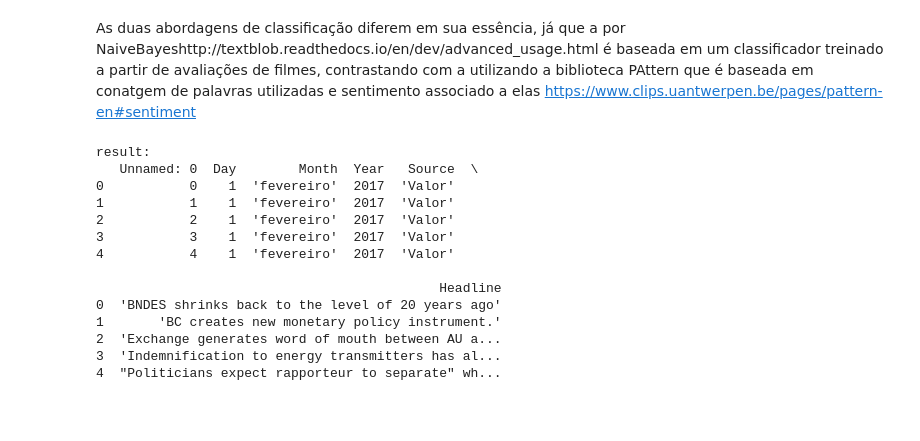
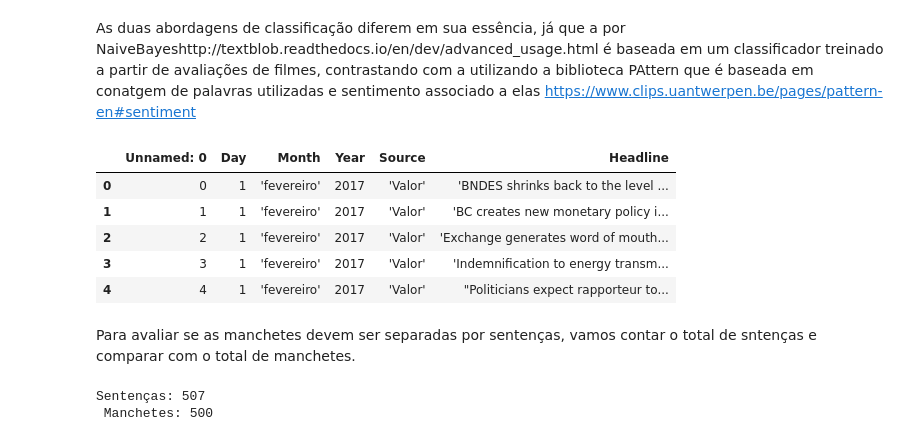
Before and after one commit to fireis/feel-br-headlines, a Jupyter notebook: T2.ipynb, the cells around one changed output. Cells and saved outputs as stored; diff of their text form; code cells hidden in the pictures; blank space fills up the shorter version.

```diff
--- a/T2.ipynb
+++ b/T2.ipynb
@@ -61,33 +69,35 @@ translator = Translator()
 # %%
+translator = Translator()
 translated = []
-translated
-import sys
 if os.path.isfile('translated.csv'):
     translatedDb = pd.read_csv('translated.csv', encoding='latin-1')
 else:
     for element in originalDb.Headline:
         currentTranslation = translator.translate(element)
         sys.stdout.write("\r" + currentTranslation.text)
         sys.stdout.flush()
         translated.append(currentTranslation.text)
 
     translatedDb = originalDb
     translatedDb["THeadline"] = translated
     translatedDb.to_csv('translated.csv')
 
-print ("result:\n{}".format(translatedDb.head(5)))
+display (translatedDb.head(5))
 # %% [output]
-result:
-   Unnamed: 0  Day        Month  Year   Source  \
-0           0    1  'fevereiro'  2017  'Valor'
-1           1    1  'fevereiro'  2017  'Valor'
-2           2    1  'fevereiro'  2017  'Valor'
-3           3    1  'fevereiro'  2017  'Valor'
-4           4    1  'fevereiro'  2017  'Valor'
-
-                                            Headline
-0  'BNDES shrinks back to the level of 20 years ago'
-1       'BC creates new monetary policy instrument.'
-2  'Exchange generates word of mouth between AU a...
-3  'Indemnification to energy transmitters has al...
-4  "Politicians expect rapporteur to separate" wh...
+|  | Unnamed: 0 | Day | Month | Year | Source | Headline |
+| 0 | 0 | 1 | 'fevereiro' | 2017 | 'Valor' | 'BNDES shrinks back to the level ... |
+| 1 | 1 | 1 | 'fevereiro' | 2017 | 'Valor' | 'BC creates new monetary policy i... |
+| 2 | 2 | 1 | 'fevereiro' | 2017 | 'Valor' | 'Exchange generates word of mouth... |
+| 3 | 3 | 1 | 'fevereiro' | 2017 | 'Valor' | 'Indemnification to energy transm... |
+| 4 | 4 | 1 | 'fevereiro' | 2017 | 'Valor' | "Politicians expect rapporteur to... |
+# %% [markdown]
+Para avaliar se as manchetes devem ser separadas por sentenças, vamos contar o total de sntenças e comparar com o total de manchetes.
+# %%
+sentencesCount = 0
+for headline in translatedDb.Headline:
+        analysis = TextBlob(headline )
+        sentencesCount += len(analysis.sentences)
+print("Sentenças: {0} \n Manchetes: {1}".format(sentencesCount, len(translatedDb)))
+# %% [output]
+Sentenças: 507
+ Manchetes: 500
```
Also changed, not shown: parts of 141 cells of this notebook.
